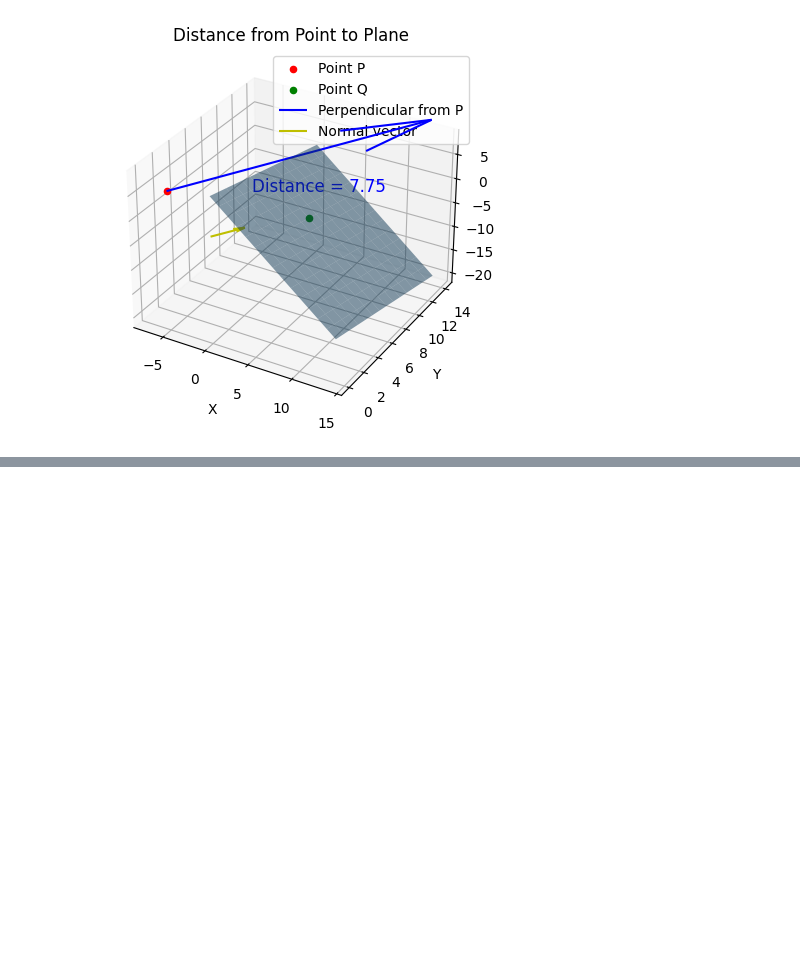
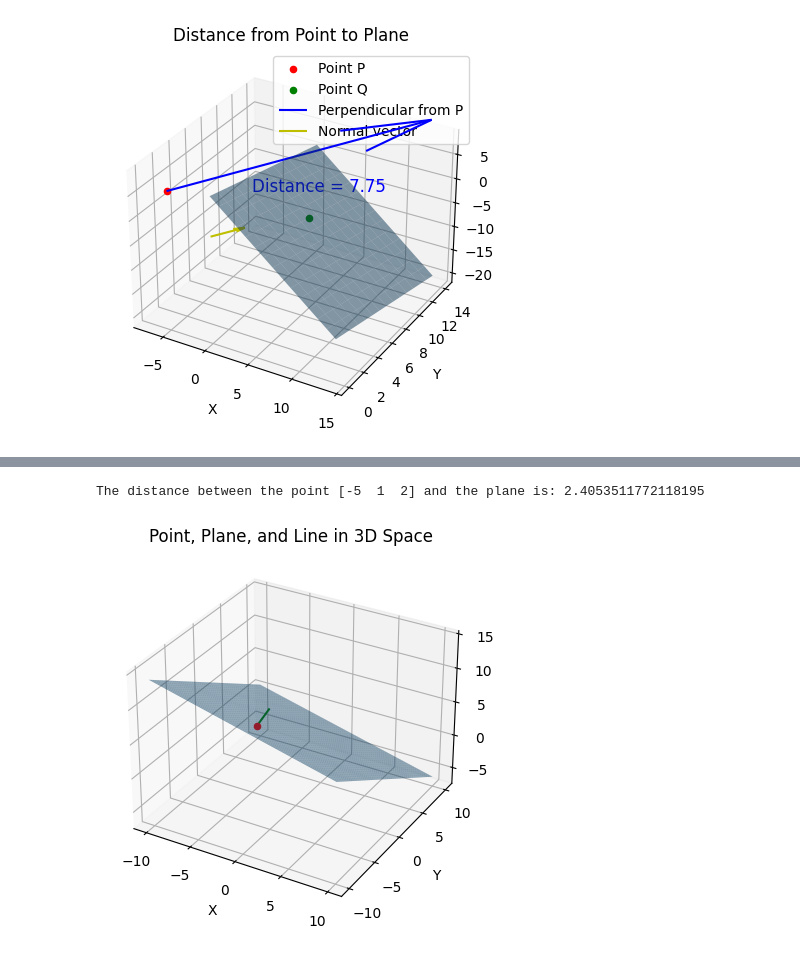
Before and after one commit to Iddhie/Linear_Algebra, a Jupyter notebook: Exercise6.ipynb, the cells around one changed output, grey strips where cells are left out. Cells and saved outputs as stored; diff of their text form; code cells hidden in the pictures; blank space fills up the shorter version.

```diff
--- a/Exercise6.ipynb
+++ b/Exercise6.ipynb
@@ -187,0 +360,40 @@ plt.show()
+# %%
+import numpy as np
+import matplotlib.pyplot as plt
+from mpl_toolkits.mplot3d import Axes3D
+
+n = np.array([1, 2, 3])
+d = 12
+P = np.array([-5, 1, 2])
+
+def plane_equation(x, y, d, n):
+    return (d - n[0]*x - n[1]*y) / n[2]
+
+distance = abs(np.dot(n, P) - d) / np.linalg.norm(n)
+
+print(f"The distance between the point {P} and the plane is: {distance}")
+
+Q = P - (np.dot(n, P) - d) / np.dot(n, n) * n
+fig = plt.figure()
+ax = fig.add_subplot(111, projection='3d')
+
+x_values = np.linspace(-10, 10, 100)
+y_values = np.linspace(-10, 10, 100)
+x, y = np.meshgrid(x_values, y_values)
+z = plane_equation(x, y, d, n)
+
+ax.plot_surface(x, y, z, alpha=0.5)
+
+ax.scatter(P[0], P[1], P[2], color='r', s=20)
+
+ax.plot([P[0], Q[0]], [P[1], Q[1]], [P[2], Q[2]], color='g')
+
+ax.set_xlabel('X')
+ax.set_ylabel('Y')
+ax.set_zlabel('Z')
+ax.set_title('Point, Plane, and Line in 3D Space')
+
+plt.show()
+# %% [output]
+The distance between the point [-5  1  2] and the plane is: 2.4053511772118195
+[figure, added]
```
Also changed, not shown: parts of 19 cells of this notebook.
